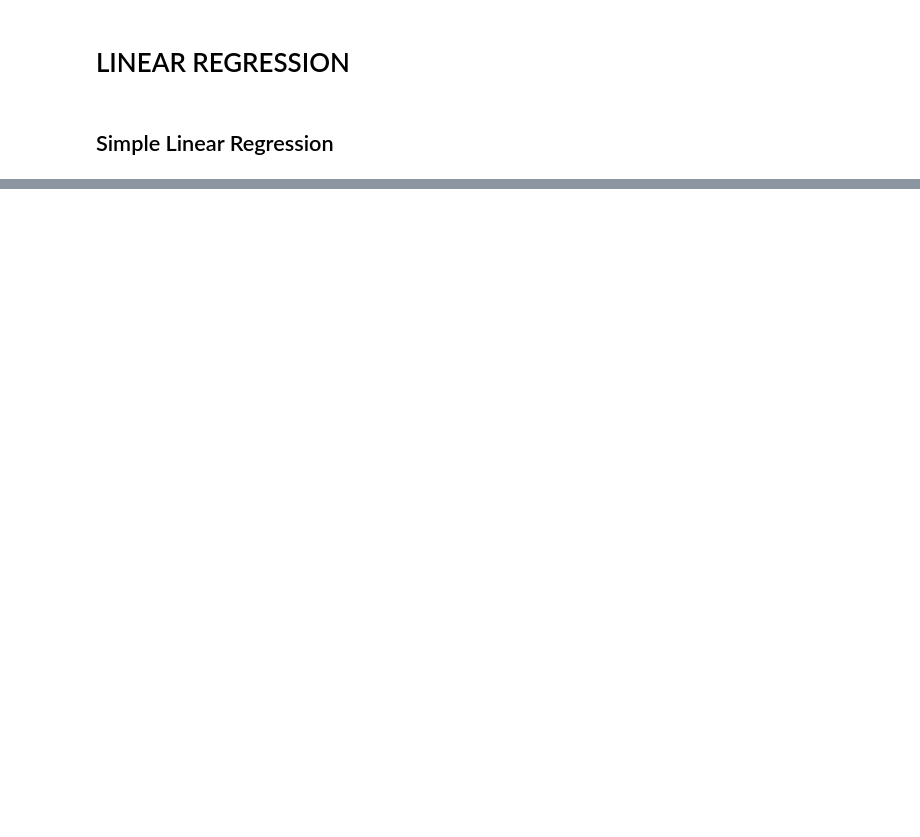
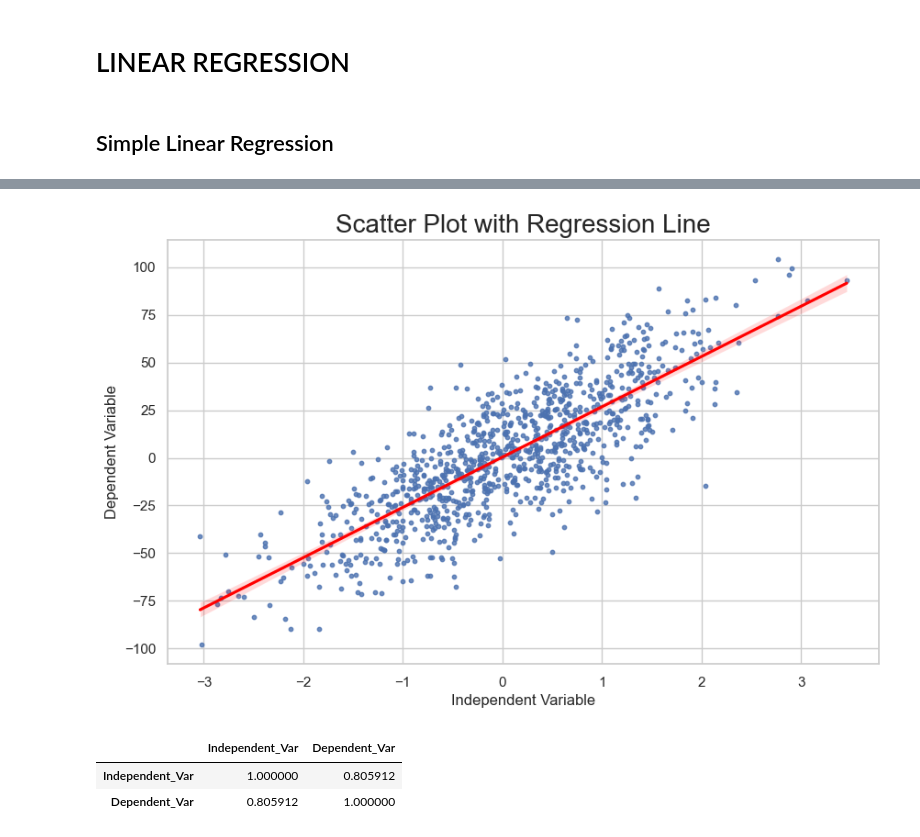
Before and after one commit to DhruTewa/Machine_Learning_Algorithm_Implementation, a Jupyter notebook: Notebooks/Linear_Regression.ipynb, the cells around one changed output, grey strips where cells are left out. Cells and saved outputs as stored; diff of their text form; code cells hidden in the pictures; blank space fills up the shorter version.

```diff
--- a/Notebooks/Linear_Regression.ipynb
+++ b/Notebooks/Linear_Regression.ipynb
@@ -268,0 +366,9 @@ Final parameters: [[1.25853334]
+# %%
+independent_var, dependent_var = make_regression(n_samples=1000, n_features=1, noise=20,n_targets=1)
+# %%
+import pandas as pd
+
+# Create a dataframe
+df = pd.DataFrame(independent_var, columns=['Independent_Var'])
+df['Dependent_Var'] = dependent_var
+df.head()
@@ -268,0 +382,16 @@ Final parameters: [[1.25853334]
+# %%
+# Create a scatter plot with a regression line
+plt.figure(figsize=(10, 6))
+sns.regplot(x='Independent_Var', y='Dependent_Var', data=df, scatter_kws={'s': 10}, line_kws={'color': 'red'})
+plt.title('Scatter Plot with Regression Line',fontdict={'fontsize': 20, 'fontweight': 'medium'})
+plt.xlabel('Independent Variable')
+plt.ylabel('Dependent Variable')
+plt.show()
+# %% [output]
+[figure, added]
+# %%
+df.corr()
+# %% [output]
+|  | Independent_Var | Dependent_Var |
+| Independent_Var | 1.000000 | 0.805912 |
+| Dependent_Var | 0.805912 | 1.000000 |
```
Also changed, not shown: parts of 21 cells of this notebook, 1 other file.
